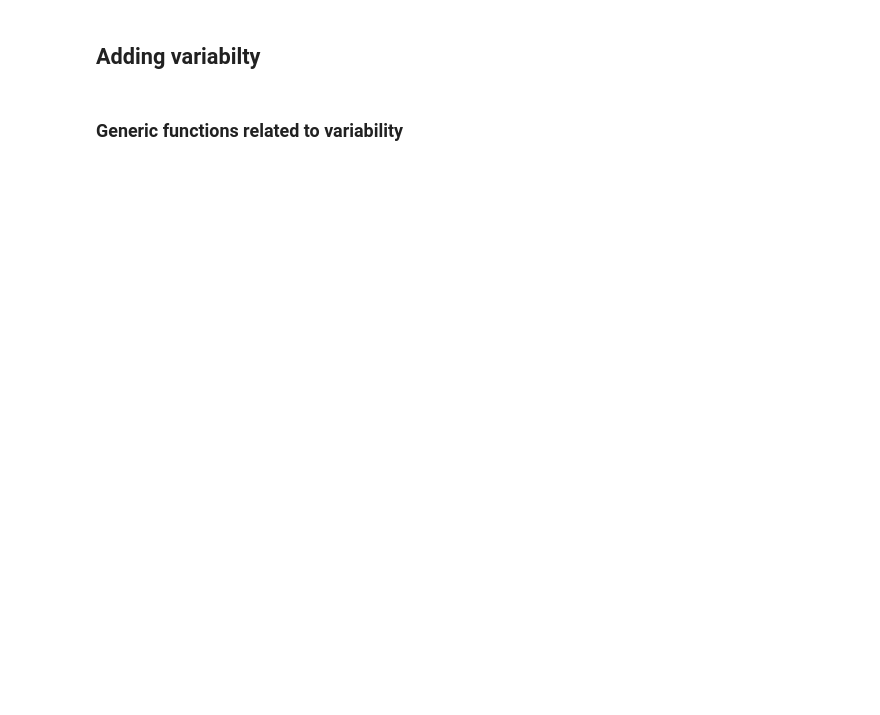
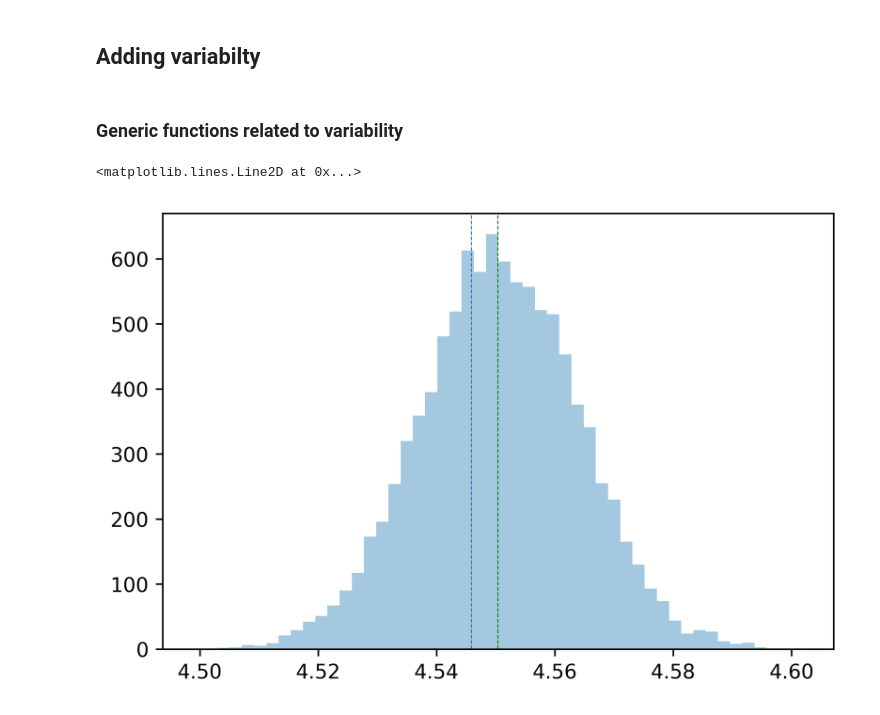
Before and after one commit to Rohit01-zoey/Perturbation-techniques-in-CNNs, a Jupyter notebook: code/wpMnist.ipynb, the cells around one changed output. Cells and saved outputs as stored; diff of their text form; code cells hidden in the pictures; blank space fills up the shorter version.

```diff
--- a/code/wpMnist.ipynb
+++ b/code/wpMnist.ipynb
@@ -627,13 +627,31 @@ lrBP=0.01
 lrNP=0.01
 pert=0.01
 mu = 0.7
-sigma = 0.1
+sigma = 0.01
 vDD = 5
 precision = 10#setting the precision value of the calculations
 wRange = 5
 noOfLevels = 2**precision - 1 #no of levels of quantization
 step = round(wRange/noOfLevels, precision) #step size of each of the step after quantization
 discreteSteps = [round(step*i, precision) for i in range(0, noOfLevels)] #storing the values of the steps
+# %%
+Curr = initMosParam((2,2), mu, sigma, vDD, precision)
+# %%
+p =np.array([[-1.94385,5.64389], [3.14,4.545909]])
+# %%
+pVarList = []
+for _ in range(10000):
+    Curr = initMosParam((2,2), mu, sigma, vDD, precision)
+    pVar = weightTransformWithVariability(p, Curr, precision, step, discreteSteps)
+    pVarList.append(pVar[1, 1])
+# %%
+plt.rcParams['figure.dpi'] = 600
+plt.hist(pVarList, bins=50, alpha=0.4);
+plt.axvline(p[1, 1], linestyle='--', linewidth=0.5)
+plt.axvline(np.digitize(p[1, 1], discreteSteps)*step, color = 'g', linestyle='--', linewidth=0.5)
+# %% [output]
+<matplotlib.lines.Line2D at 0x...>
+[figure, added]
 # %%
 trainAccVar, valAccVar,_, _, _ = batchGDCompOC(x_train,y_train,5, lrBP, lrNP, pert, mu, sigma, vDD, precision, step, discreteSteps, print_op=1)
 # %% [output]
```
Also changed, not shown: parts of 2 cells of this notebook, 2 other files.
